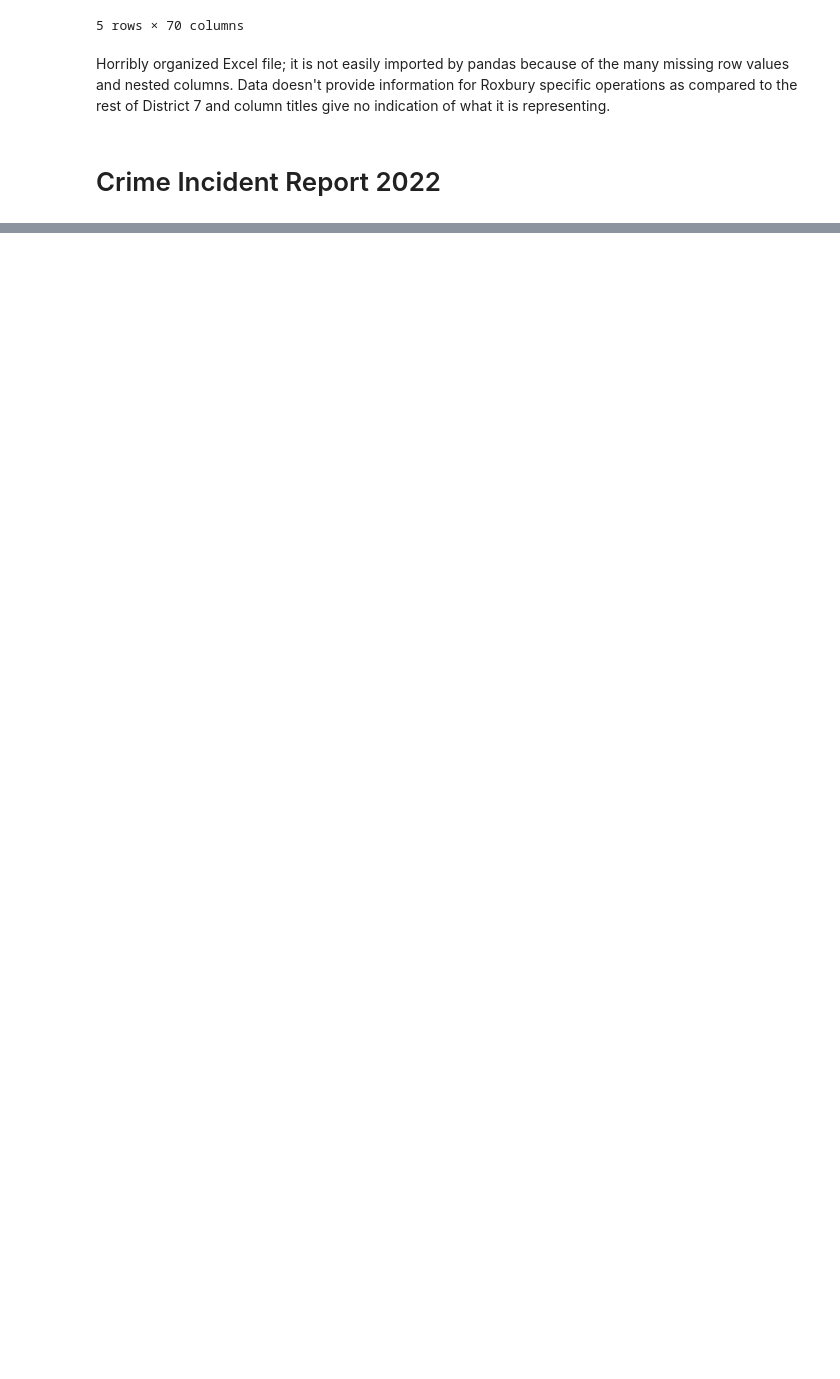
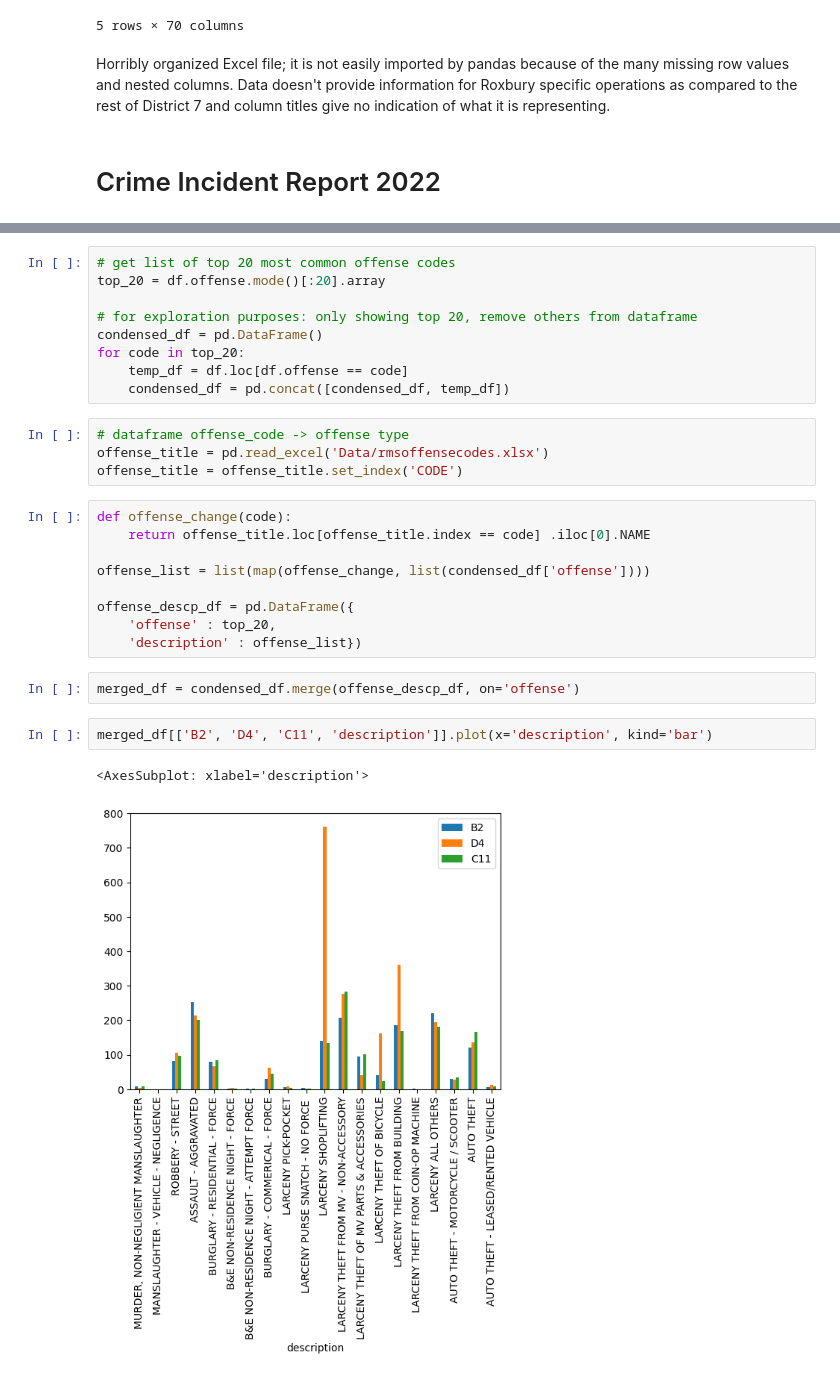
Before and after one commit to sophielouie/ds4200-d7-project, a Jupyter notebook: Project Data Exploration.ipynb, the cells around one changed output, grey strips where cells are left out. Saved outputs shown, nothing was run; the diff lists cells and outputs as text; blank space fills up the shorter version.

Commit message:
completed police data visualization and justification

```diff
--- a/Project Data Exploration.ipynb
+++ b/Project Data Exploration.ipynb
@@ -161,0 +156,29 @@ array(['D4', 'A7', 'D14', 'B3', 'A1', 'C6', 'A15', 'E5', 'E18', 'B2',
+# %%
+# get list of top 20 most common offense codes
+top_20 = df.offense.mode()[:20].array
+
+# for exploration purposes: only showing top 20, remove others from dataframe
+condensed_df = pd.DataFrame()
+for code in top_20:
+    temp_df = df.loc[df.offense == code]
+    condensed_df = pd.concat([condensed_df, temp_df])
+# %%
+# dataframe offense_code -> offense type
+offense_title = pd.read_excel('Data/rmsoffensecodes.xlsx')
+offense_title = offense_title.set_index('CODE')
+# %%
+def offense_change(code):
+    return offense_title.loc[offense_title.index == code] .iloc[0].NAME
+
+offense_list = list(map(offense_change, list(condensed_df['offense'])))
+
+offense_descp_df = pd.DataFrame({
+    'offense' : top_20,
+    'description' : offense_list})
+# %%
+merged_df = condensed_df.merge(offense_descp_df, on='offense')
+# %%
+merged_df[['B2', 'D4', 'C11', 'description']].plot(x='description', kind='bar')
+# %% [output]
+<AxesSubplot: xlabel='description'>
+[figure, added]
```
Also changed, not shown: parts of 13 cells of this notebook.
